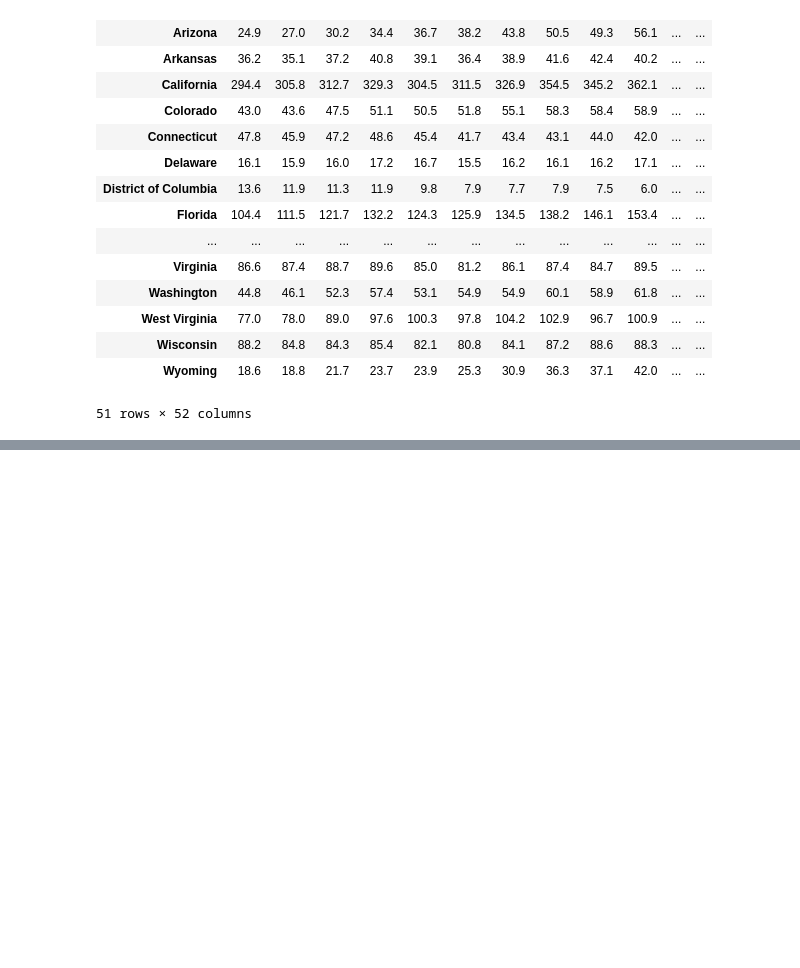
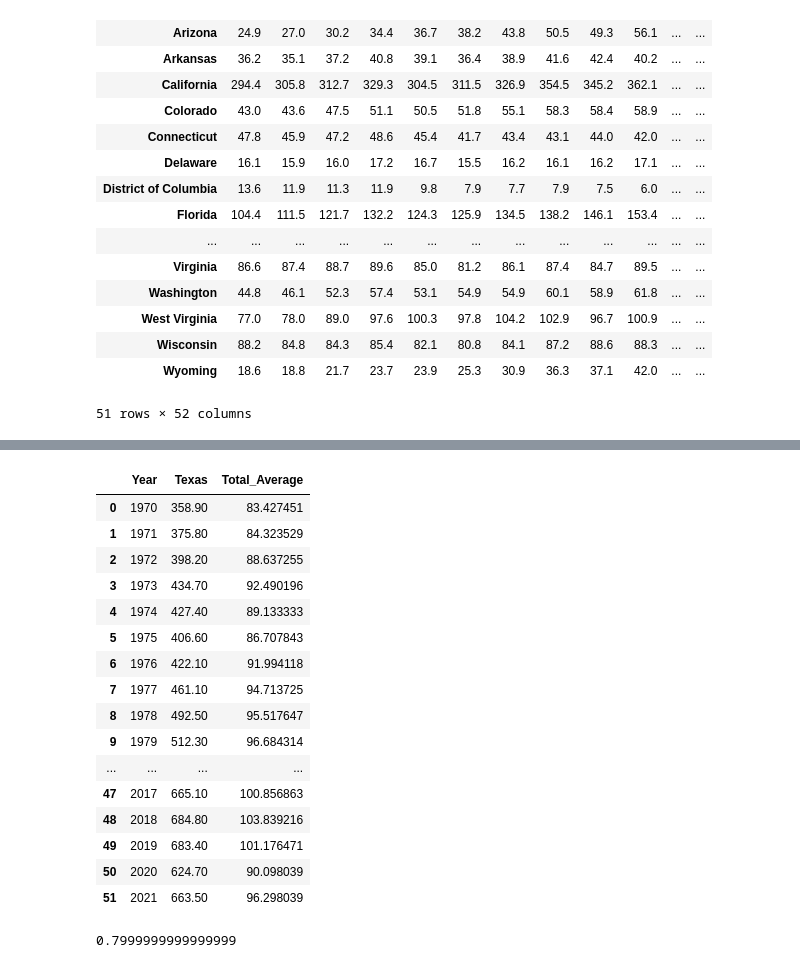
Before and after one commit to y00628/ev-trend-analysis, a Jupyter notebook: static/Carbon_Data.ipynb, the cells around one changed output, grey strips where cells are left out. Saved outputs shown, nothing was run; the diff lists cells and outputs as text; code cells hidden in the pictures; blank space fills up the shorter version.

```diff
--- a/static/Carbon_Data.ipynb
+++ b/static/Carbon_Data.ipynb
@@ -39,0 +62,2 @@ carbon.to_csv('carbon_cleaned.csv')
+# %%
+carbon = carbon.astype(float)
@@ -39,0 +68,26 @@ carbon.to_csv('carbon_cleaned.csv')
+# %%
+carbon['Total Average'] = carbon.sum(axis=1) / 51
+# %%
+carbon = carbon.rename('Texas': 'TX', axis=1)
+carbon = carbon[['TX', 'Total Average']]
+carbon.columns.name = None
+carbon = carbon.reset_index().rename({'index': 'Year'}, axis=1)
+carbon
+# %% [output]
+|  | Year | Texas | Total_Average |
+| 0 | 1970 | 358.90 | 83.427451 |
+| 1 | 1971 | 375.80 | 84.323529 |
+| 2 | 1972 | 398.20 | 88.637255 |
+| 3 | 1973 | 434.70 | 92.490196 |
+| 4 | 1974 | 427.40 | 89.133333 |
+| 5 | 1975 | 406.60 | 86.707843 |
+| 6 | 1976 | 422.10 | 91.994118 |
+| 7 | 1977 | 461.10 | 94.713725 |
+| 8 | 1978 | 492.50 | 95.517647 |
+| 9 | 1979 | 512.30 | 96.684314 |
+| ... | ... | ... | ... |
+| 47 | 2017 | 665.10 | 100.856863 |
+| 48 | 2018 | 684.80 | 103.839216 |
+| 49 | 2019 | 683.40 | 101.176471 |
+| 50 | 2020 | 624.70 | 90.098039 |
+| 51 | 2021 | 663.50 | 96.298039 |
@@ -39,0 +96,4 @@ carbon.to_csv('carbon_cleaned.csv')
+# %%
+sum([0.1, 0.1, 0.1, 0.1, 0.1, 0.1, 0.1, 0.1, ])
+# %% [output]
+0.7999999999999999
```
Also changed, not shown: parts of 4 cells of this notebook, 3 other files.
